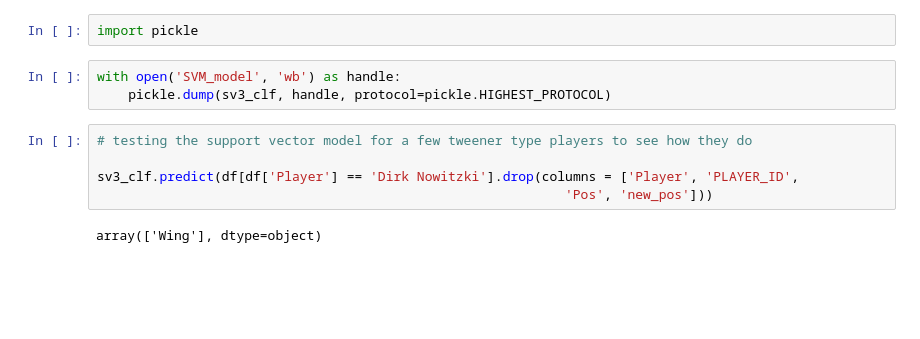
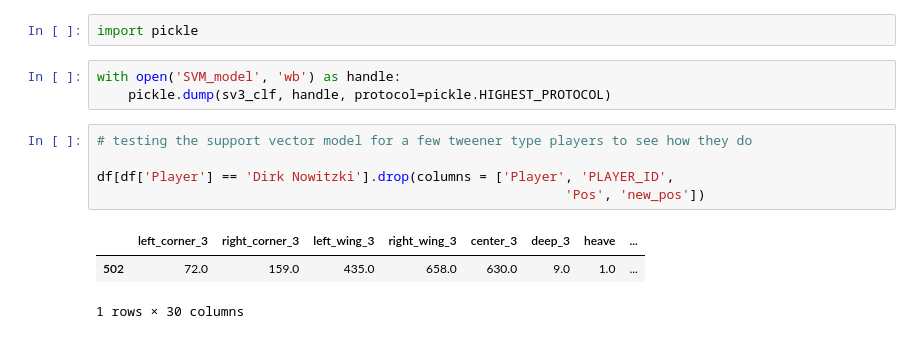
Before and after one commit to Ahila700/NBA_Position_Classifier, a Jupyter notebook: Modeling_and_EDA_Player_Classification.ipynb, the cells around one changed output. Cells and saved outputs as stored; diff of their text form; blank space fills up the shorter version.

```diff
--- a/Modeling_and_EDA_Player_Classification.ipynb
+++ b/Modeling_and_EDA_Player_Classification.ipynb
@@ -655,7 +655,9 @@ with open('SVM_model', 'wb') as handle:
 # %%
 # testing the support vector model for a few tweener type players to see how they do
 
-sv3_clf.predict(df[df['Player'] == 'Dirk Nowitzki'].drop(columns = ['Player', 'PLAYER_ID',
-                                                            'Pos', 'new_pos']))
+df[df['Player'] == 'Dirk Nowitzki'].drop(columns = ['Player', 'PLAYER_ID',
+                                                            'Pos', 'new_pos'])
 # %% [output]
+|  | left_corner_3 | right_corner_3 | left_wing_3 | right_wing_3 | center_3 | deep_3 | heave | ... |
+| 502 | 72.0 | 159.0 | 435.0 | 658.0 | 630.0 | 9.0 | 1.0 | ... |
-array(['Wing'], dtype=object)
+1 rows × 30 columns
```
Also changed, not shown: parts of 3 cells of this notebook, 7 other files.
